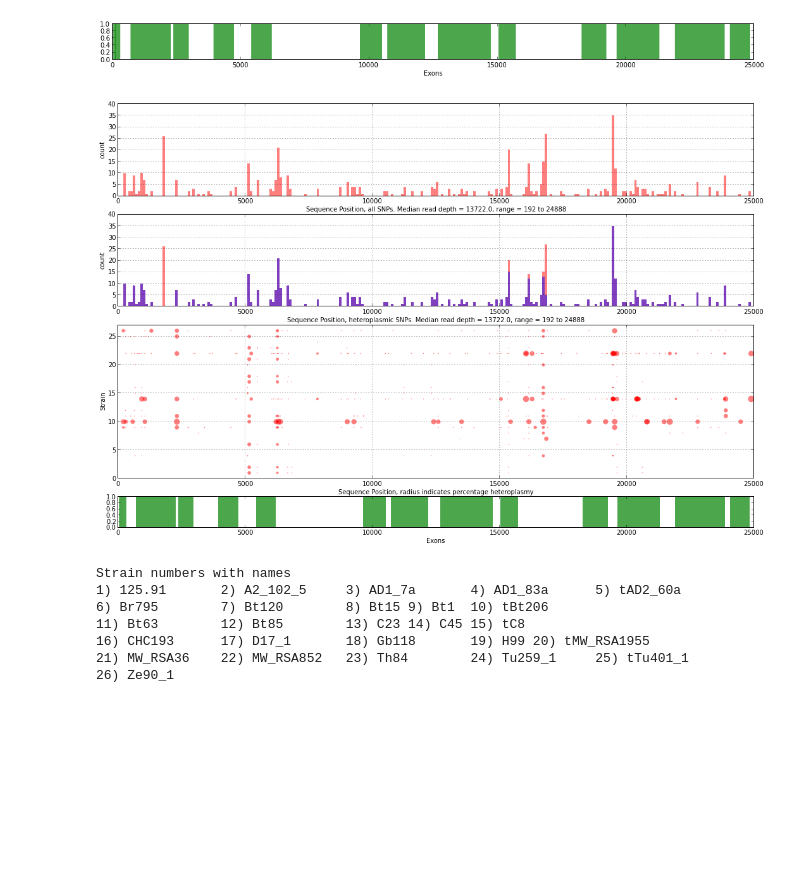
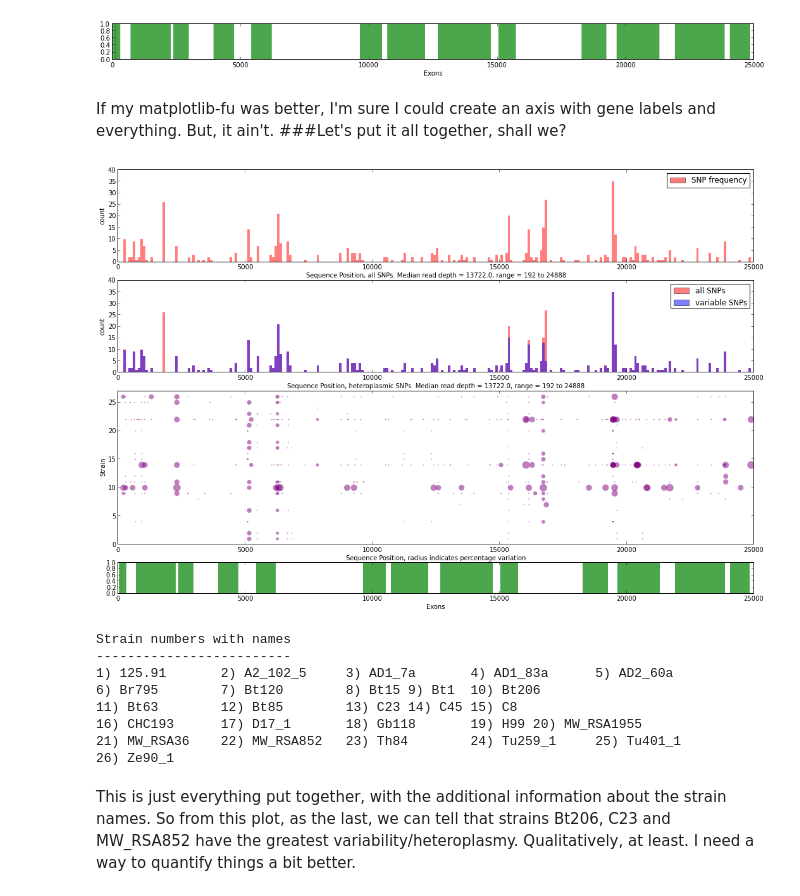
Before and after one commit to drlabratory/Research_Git, a Jupyter notebook: sequence_analysis/VCF plotting.ipynb, the cells around one changed output. Cells and saved outputs as stored; diff of their text form; code cells hidden in the pictures; blank space fills up the shorter version.

```diff
--- a/sequence_analysis/VCF plotting.ipynb
+++ b/sequence_analysis/VCF plotting.ipynb
@@ -6,21 +8,25 @@ VCF files are loaded in and 2 pieces of information extracted: position and degr
 import vcf, os
 import numpy as np
 import matplotlib.pyplot as plt
+import matplotlib.gridspec as gridspec
 
 fig1 = plt.figure(figsize=(18, 3))
 snp_plot = fig1.add_subplot(111)
 
 snp = []
+snp_dp = []
 
 for files in flist:
     vcf_reader = vcf.Reader(open('mito_vcf/%s' % files, 'r'))
     for record in vcf_reader:
         snp.append(record.POS)
+        snp_dp.append(record.INFO['DP'])
 
-snp_plot.hist(snp, 253, facecolor='red', alpha=0.5, edgecolor='none') #this gives ~100bp per bin
-snp_plot.set_xlabel('Sequence Position, all SNPs. Median read depth = %s, range = %s to %s' % (np.median(snp), min(snp), max(snp)))
+snp_plot.hist(snp, 253, facecolor='red', alpha=0.5, edgecolor='none', label='SNP frequency') #this gives ~100bp per bin
+snp_plot.set_xlabel('Sequence Position, all SNPs. Median read depth = %s, range = %s to %s' % (np.median(snp_dp), min(snp_dp), max(snp_dp)))
 snp_plot.set_ylabel('count')
 snp_plot.set_ylim(0, 40)
 snp_plot.set_xlim(0, 25000)
-snp_plot.grid(True)
+snp_plot.legend()
+plt.show()
 # %% [output]
@@ -30,19 +41,23 @@ h_snp = []
 
 fig2 = plt.figure(figsize=(18, 3))
 hsnp_plot = fig2.add_subplot(111)
+hsnp_dp = []
+hsnp_ac = []
 
 for files in flist:
     vcf_reader = vcf.Reader(open('mito_vcf/%s' % files, 'r'))
     for record in vcf_reader:
         if record.INFO['AC'][0] < 100: # only want heteroplasmic sites
             h_snp.append(record.POS)
+            hsnp_dp.append(record.INFO['DP'])
+            hsnp_ac.append(record.INFO['AC'][0])
 
-hsnp_plot.hist(snp, 253, facecolor='red', alpha=0.5, edgecolor='none') #this gives ~100bp per bin
-hsnp_plot.hist(h_snp, 253, facecolor='blue', alpha=0.5, edgecolor='none')
+hsnp_plot.hist(snp, 253, facecolor='red', alpha=0.5, edgecolor='none', label='All SNPs') #this gives ~100bp per bin
+hsnp_plot.hist(h_snp, 253, facecolor='blue', alpha=0.5, edgecolor='none', label='Variable SNPs')
 hsnp_plot.set_xlabel('Sequence Position, heteroplasmic SNPs. Median read depth = %s, range = %s to %s' % (np.median(snp), min(snp), max(snp)))
 hsnp_plot.set_ylabel('count')
 hsnp_plot.set_ylim(0, 40)
 hsnp_plot.set_xlim(0, 25000)
-hsnp_plot.grid(True)
+hsnp_plot.legend()
 plt.show()
 # %% [output]
@@ -68,16 +113,15 @@ for files in flist:
         if record.INFO['AC'][0] < 100: # only want heteroplasmic sites
             hx.append(record.POS)
             hy.append(ycount)
-            radii = 2*(50-(math.fabs(record.INFO['AC'][0]-50)))
+            radii = 3*(50-(math.fabs(record.INFO['AC'][0]-50)))
             hr.append(radii) # make the radius bigger the lower the allele count
             cov.append(record.INFO['DP'])
     ycount = ycount+1
 
-het_plot.scatter(hx, hy, c='red', s=hr, alpha=0.5, edgecolor='none')
+het_plot.scatter(hx, hy, c='purple', s=hr, alpha=0.5, edgecolor='none')
 het_plot.set_ylim(0, 27)
 het_plot.set_xlim(0, 25000)
-het_plot.set_xlabel('Sequence Position, radius indicates percentage heteroplasmy')
+het_plot.set_xlabel('Sequence Position, radius indicates percentage variation')
 het_plot.set_ylabel('Strain')
-het_plot.grid(True)
 plt.show()
 # %% [output]
@@ -124,59 +156,64 @@ exon.set_xlim(0, 25000)
 plt.show()
 # %% [output]
 [figure]
+# %% [markdown]
+If my matplotlib-fu was better, I'm sure I could create an axis with gene labels and everything. But, it ain't.
+###Let's put it all together, shall we?
 # %%
-import matplotlib.gridspec as gridspec
 import sys
 
 all_fig = plt.figure(figsize=(18, 12))
 gs = gridspec.GridSpec(4, 1, height_ratios=[3, 3, 5, 1])
 asnp_plot = plt.subplot(gs[0])
-asnp_plot.hist(snp, 253, facecolor='red', alpha=0.5, edgecolor='none') #this gives ~100bp per bin
+asnp_plot.hist(snp, 253, facecolor='red', alpha=0.5, edgecolor='none', label='SNP frequency')
 asnp_plot.set_xlabel('Sequence Position, all SNPs. Median read depth = %s, range = %s to %s' % (np.median(snp), min(snp), max(snp)))
 asnp_plot.set_ylabel('count')
 asnp_plot.set_ylim(0, 40)
 asnp_plot.set_xlim(0, 25000)
-asnp_plot.grid(True)
+asnp_plot.legend()
 
 ahsnp_plot = plt.subplot(gs[1])
-ahsnp_plot.hist(snp, 253, facecolor='red', alpha=0.5, edgecolor='none') #this gives ~100bp per bin
-ahsnp_plot.hist(h_snp, 253, facecolor='blue', alpha=0.5, edgecolor='none')
+ahsnp_plot.hist(snp, 253, facecolor='red', alpha=0.5, edgecolor='none', label='all SNPs') #this gives ~100bp per bin
+ahsnp_plot.hist(h_snp, 253, facecolor='blue', alpha=0.5, edgecolor='none', label='variable SNPs')
 ahsnp_plot.set_xlabel('Sequence Position, heteroplasmic SNPs. Median read depth = %s, range = %s to %s' % (np.median(snp), min(snp), max(snp)))
 ahsnp_plot.set_ylabel('count')
 ahsnp_plot.set_ylim(0, 40)
 ahsnp_plot.set_xlim(0, 25000)
-ahsnp_plot.grid(True)
+ahsnp_plot.legend()
 
 ahet_plot = plt.subplot(gs[2])
-ahet_plot.scatter(hx, hy, c='red', s=hr, alpha=0.5, edgecolor='none')
+ahet_plot.scatter(hx, hy, c='purple', s=hr, alpha=0.5, edgecolor='none')
 ahet_plot.set_ylim(0, 27)
 ahet_plot.set_xlim(0, 25000)
-ahet_plot.set_xlabel('Sequence Position, radius indicates percentage heteroplasmy')
+ahet_plot.set_xlabel('Sequence Position, radius indicates percentage variation')
 ahet_plot.set_ylabel('Strain')
-ahet_plot.grid(True)
 
 aexon = plt.subplot(gs[3])
 aexon.hist(ex, 253, facecolor='green', alpha=0.7, edgecolor='none')
 aexon.set_xlabel('Exons')
 aexon.set_ylim(0, 1)
 aexon.set_xlim(0, 25000)
 
 plt.show()
 
 ncount = 1
 print "Strain numbers with names"
+print "-------------------------"
 for keys in strain_dict:
     if ncount % 5 == 0:
         sys.stdout.write("%s) %s\n" % (keys,strain_dict[keys]))
     else:
         sys.stdout.write("%s) %s\t" % (keys,strain_dict[keys]))
     ncount+=1
 # %% [output]
-[figure, old version]
+[figure, new version]
 Strain numbers with names
-1) 125.91       2) A2_102_5     3) AD1_7a       4) AD1_83a      5) tAD2_60a
-6) Br795        7) Bt120        8) Bt15 9) Bt1  10) tBt206
-11) Bt63        12) Bt85        13) C23 14) C45 15) tC8
-16) CHC193      17) D17_1       18) Gb118       19) H99 20) tMW_RSA1955
-21) MW_RSA36    22) MW_RSA852   23) Th84        24) Tu259_1     25) tTu401_1
+-------------------------
+1) 125.91       2) A2_102_5     3) AD1_7a       4) AD1_83a      5) AD2_60a
+6) Br795        7) Bt120        8) Bt15 9) Bt1  10) Bt206
+11) Bt63        12) Bt85        13) C23 14) C45 15) C8
+16) CHC193      17) D17_1       18) Gb118       19) H99 20) MW_RSA1955
+21) MW_RSA36    22) MW_RSA852   23) Th84        24) Tu259_1     25) Tu401_1
 26) Ze90_1
+# %% [markdown]
+This is just everything put together, with the additional information about the strain names. So from this plot, as the last, we can tell that strains Bt206, C23 and MW_RSA852 have the greatest variability/heteroplasmy. Qualitatively, at least. I need a way to quantify things a bit better.
```
Also changed, not shown: parts of 12 cells of this notebook, 27 other files.
